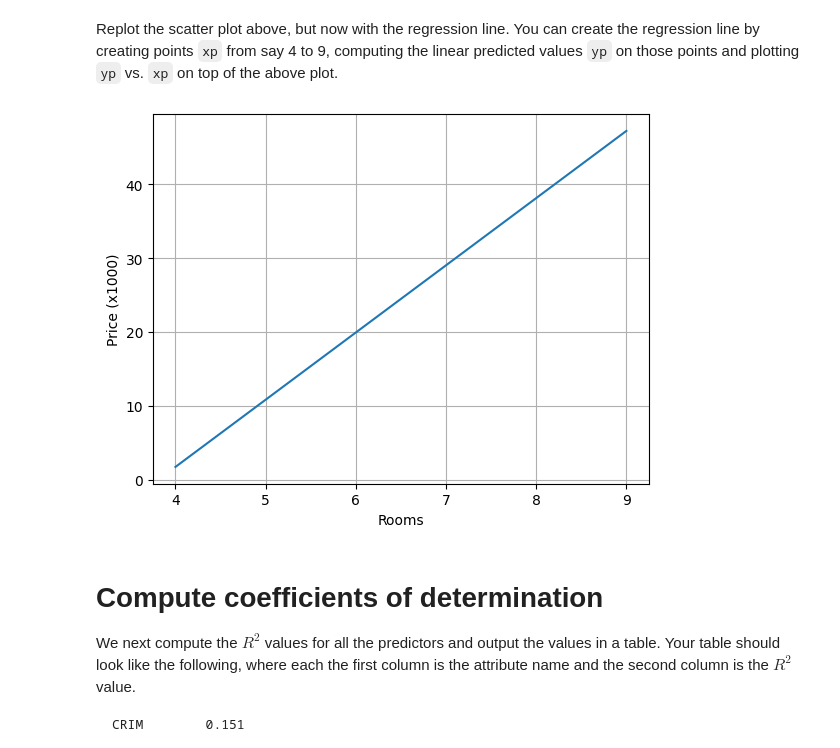
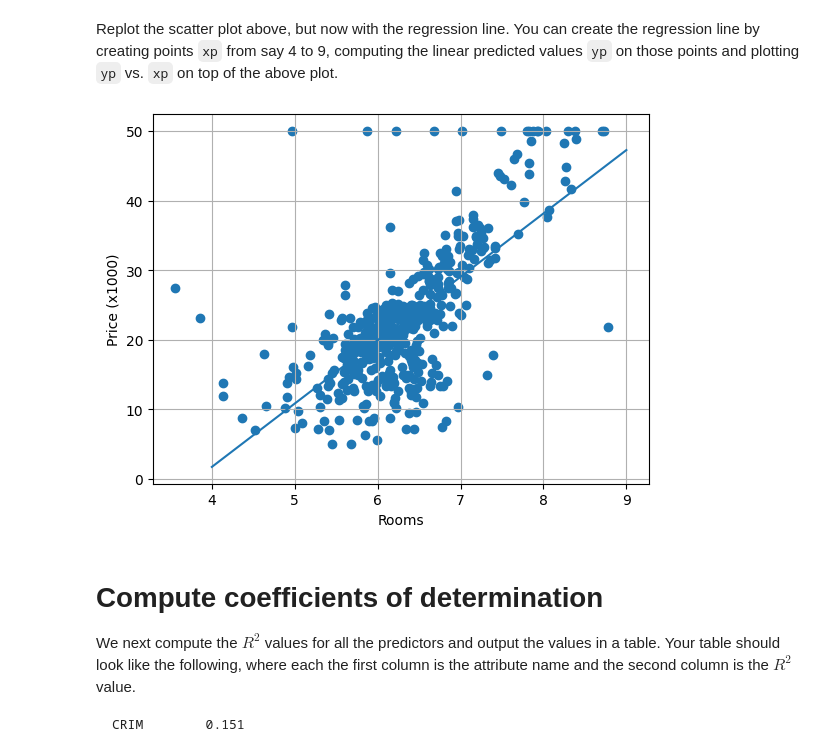
Before and after one commit to andrewdaitruong/CPSC_375_Lab1, a Jupyter notebook: housing_Andrew_Truong.ipynb, the cells around one changed output. Cells and saved outputs as stored; diff of their text form; code cells hidden in the pictures.

```diff
--- a/housing_Andrew_Truong.ipynb
+++ b/housing_Andrew_Truong.ipynb
@@ -178,14 +178,15 @@ Replot the scatter plot above, but now with the regression line.  You can create
 # %%
 # TODO
 xp = np.linspace(4, 9)
 yp = beta0 + beta1 * xp
 
+plt.scatter(x, y)
 plt.plot(xp, yp)
 plt.xlabel("Rooms")
 plt.ylabel("Price (x1000)")
 plt.grid()
 # %% [output]
-[figure, old version]
+[figure, new version]
 # %% [markdown]
 # Compute coefficients of determination
 
```
